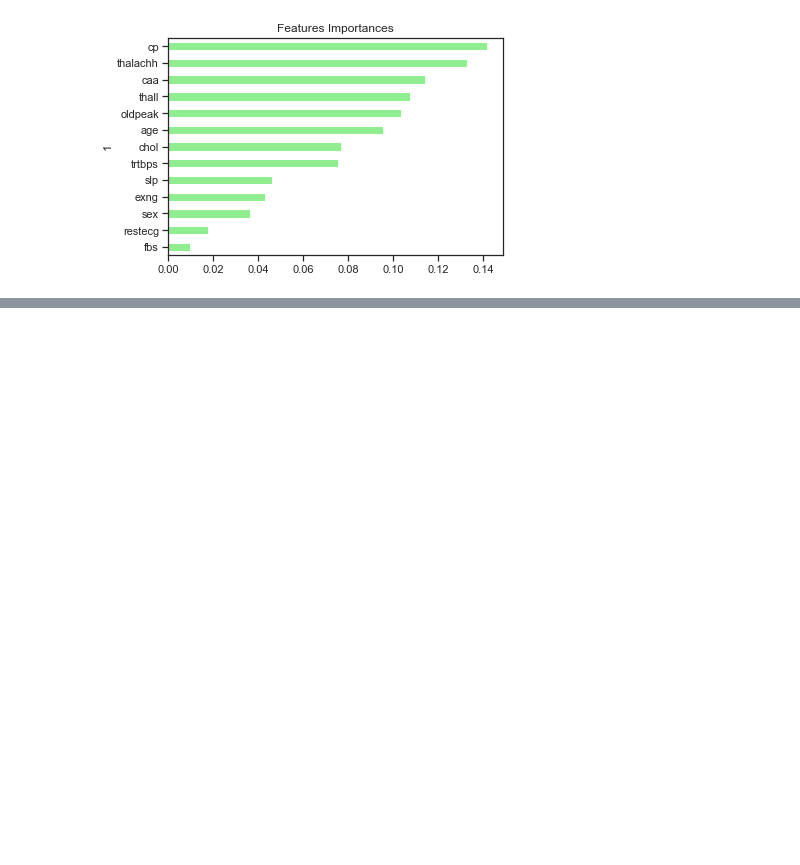
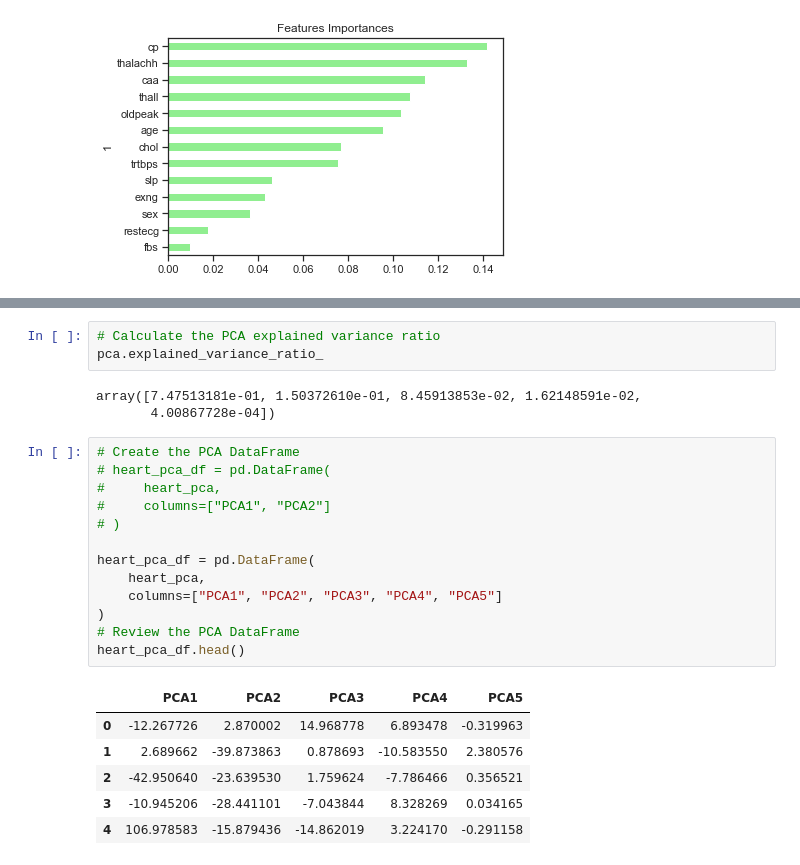
Before and after one commit to SandraBotica/ML_Project_4, a Jupyter notebook: heart_ML.ipynb, the cells around one changed output, grey strips where cells are left out. Cells and saved outputs as stored; diff of their text form; blank space fills up the shorter version.

```diff
--- a/heart_ML.ipynb
+++ b/heart_ML.ipynb
@@ -854,0 +766,26 @@ importances_sorted.plot(kind='barh', color='lightgreen', title= 'Features Import
+# %%
+# Calculate the PCA explained variance ratio
+pca.explained_variance_ratio_
+# %% [output]
+array([7.47513181e-01, 1.50372610e-01, 8.45913853e-02, 1.62148591e-02,
+       4.00867728e-04])
+# %%
+# Create the PCA DataFrame
+# heart_pca_df = pd.DataFrame(
+#     heart_pca,
+#     columns=["PCA1", "PCA2"]
+# )
+
+heart_pca_df = pd.DataFrame(
+    heart_pca,
+    columns=["PCA1", "PCA2", "PCA3", "PCA4", "PCA5"]
+)
+# Review the PCA DataFrame
+heart_pca_df.head()
+# %% [output]
+|  | PCA1 | PCA2 | PCA3 | PCA4 | PCA5 |
+| 0 | -12.267726 | 2.870002 | 14.968778 | 6.893478 | -0.319963 |
+| 1 | 2.689662 | -39.873863 | 0.878693 | -10.583550 | 2.380576 |
+| 2 | -42.950640 | -23.639530 | 1.759624 | -7.786466 | 0.356521 |
+| 3 | -10.945206 | -28.441101 | -7.043844 | 8.328269 | 0.034165 |
+| 4 | 106.978583 | -15.879436 | -14.862019 | 3.224170 | -0.291158 |
```
Also changed, not shown: parts of 87 cells of this notebook, 4 other files.
